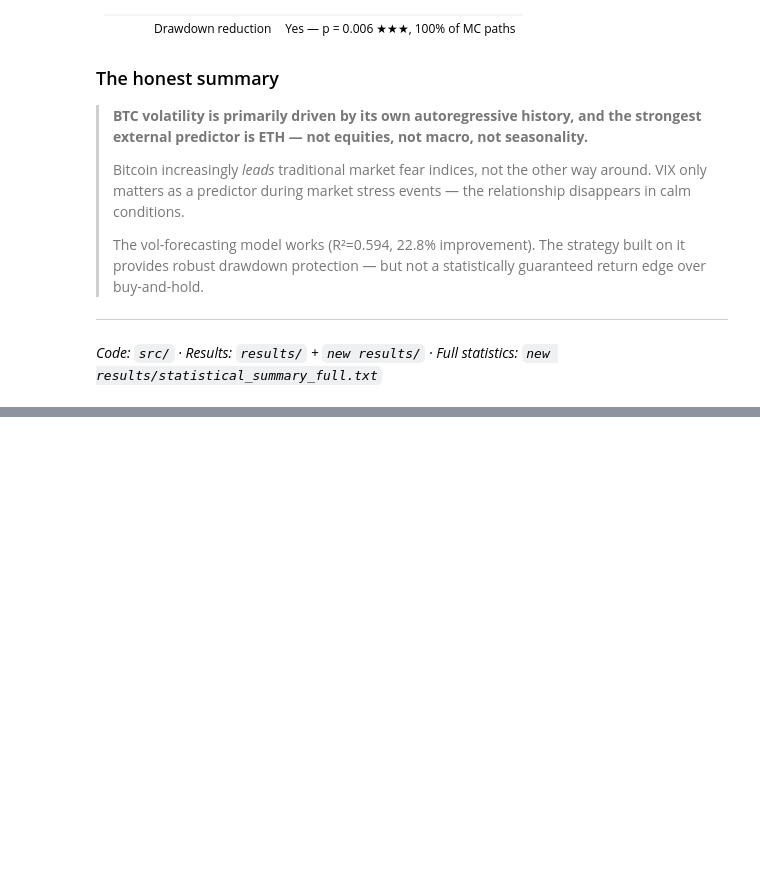
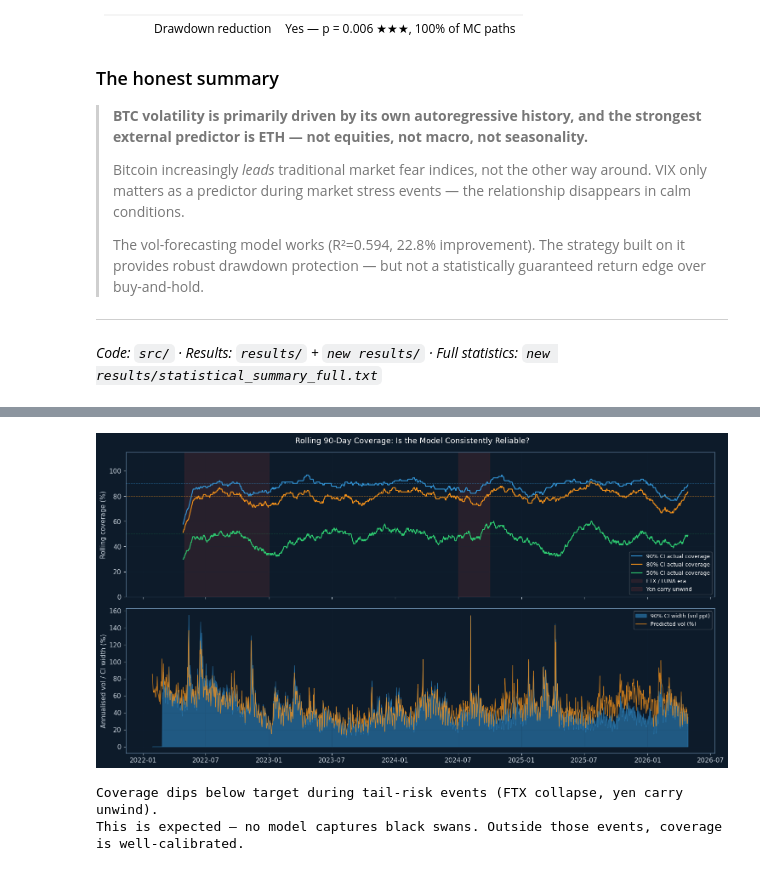
Before and after one commit to kianjagtiani/Modeling_Spillover_Shocks, a Jupyter notebook: btc_volatility_research.ipynb, the cells around one changed output, grey strips where cells are left out. Saved outputs shown, nothing was run; the diff lists cells and outputs as text; code cells hidden in the pictures; blank space fills up the shorter version.

```diff
--- a/btc_volatility_research.ipynb
+++ b/btc_volatility_research.ipynb
@@ -653,0 +761,55 @@ Path simulation (300 GBM paths, 252-day horizon):
+# %%
+# ── Chart 3: Rolling coverage over time (is the model more/less reliable by year?) ─
+window = 90
+
+def rolling_coverage(lo_col, hi_col):
+    lo = preds['predicted'] + preds[lo_col]
+    hi = preds['predicted'] + preds[hi_col]
+    in_ci = ((preds['actual'] >= lo) & (preds['actual'] <= hi)).astype(float)
+    return in_ci.rolling(window).mean()
+
+cov90 = rolling_coverage('rq_05', 'rq_95')
+cov80 = rolling_coverage('rq_10', 'rq_90')
+cov50 = rolling_coverage('rq_25', 'rq_75')
+
+fig, axes = plt.subplots(2, 1, figsize=(15, 8), sharex=True)
+fig.suptitle('Rolling 90-Day Coverage: Is the Model Consistently Reliable?', fontsize=13)
+
+ax = axes[0]
+ax.plot(preds.index, cov90 * 100, color=BLUE,   linewidth=1.5, label='90% CI actual coverage')
+ax.plot(preds.index, cov80 * 100, color=ORANGE, linewidth=1.5, label='80% CI actual coverage')
+ax.plot(preds.index, cov50 * 100, color=GREEN,  linewidth=1.5, label='50% CI actual coverage')
+ax.axhline(90, color=BLUE,   linestyle='--', linewidth=0.8, alpha=0.5)
+ax.axhline(80, color=ORANGE, linestyle='--', linewidth=0.8, alpha=0.5)
+ax.axhline(50, color=GREEN,  linestyle='--', linewidth=0.8, alpha=0.5)
+ax.set_ylabel('Rolling coverage (%)')
+ax.set_ylim(0, 115)
+ax.legend(fontsize=9); ax.grid(alpha=0.2)
+
+# Shade high-vol events
+for start, end, label in [
+    ('2022-05-01','2022-12-31','FTX / LUNA era'),
+    ('2024-07-01','2024-09-30','Yen carry unwind'),
+]:
+    ax.axvspan(pd.Timestamp(start, tz='UTC'), pd.Timestamp(end, tz='UTC'),
+               alpha=0.12, color=RED, label=label)
+ax.legend(fontsize=9)
+
+ax2 = axes[1]
+ax2.fill_between(preds.index, preds['ci90_width_vol'].fillna(0),
+                 alpha=0.5, color=BLUE, label='90% CI width (vol ppt)')
+ax2.plot(preds.index, preds['pred_vol_pct'], color=ORANGE, linewidth=1,
+         label='Predicted vol (%)', alpha=0.8)
+ax2.set_ylabel('Annualised vol / CI width (%)')
+ax2.set_xlabel('')
+ax2.legend(fontsize=9); ax2.grid(alpha=0.2)
+
+plt.tight_layout()
+plt.show()
+
+print('Coverage dips below target during tail-risk events (FTX collapse, yen carry unwind).')
+print('This is expected — no model captures black swans. Outside those events, coverage is well-calibrated.')
+# %% [output]
+[figure, added]
+Coverage dips below target during tail-risk events (FTX collapse, yen carry unwind).
+This is expected — no model captures black swans. Outside those events, coverage is well-calibrated.
```
Also changed, not shown: parts of 5 cells of this notebook, 1 other file.
